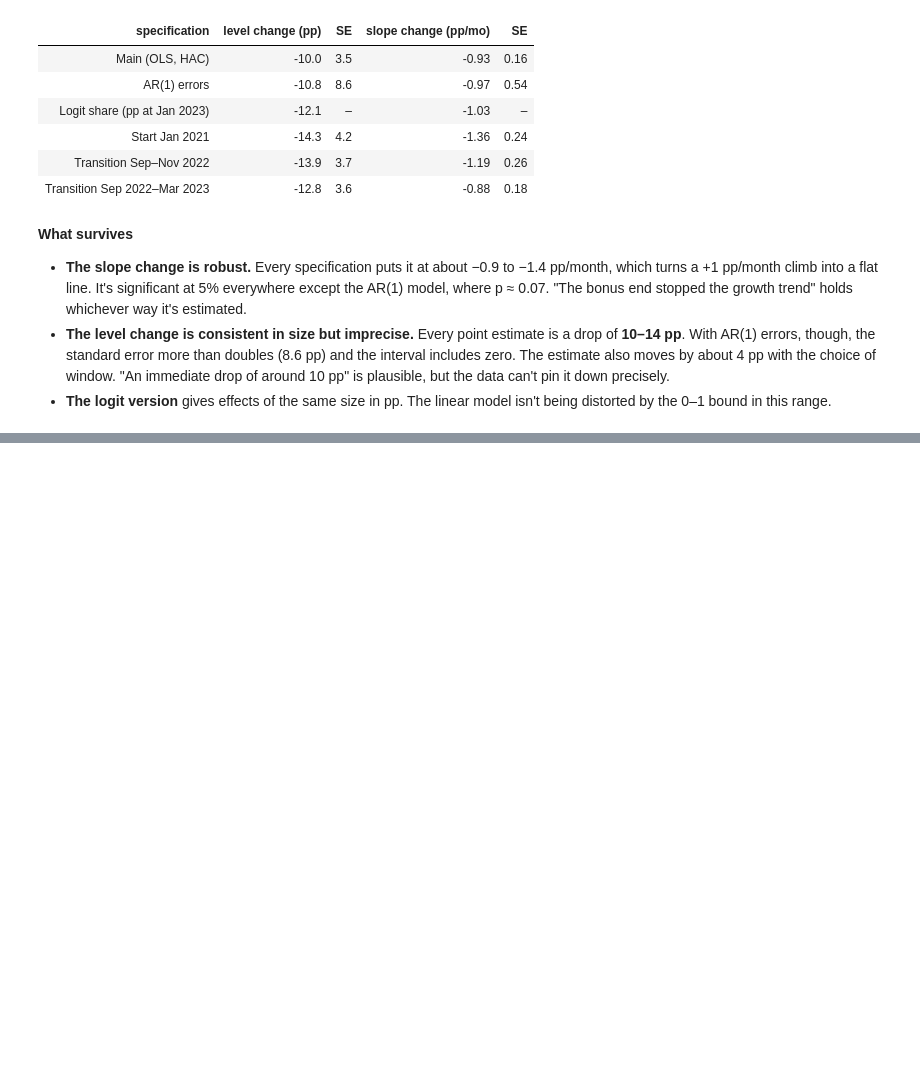
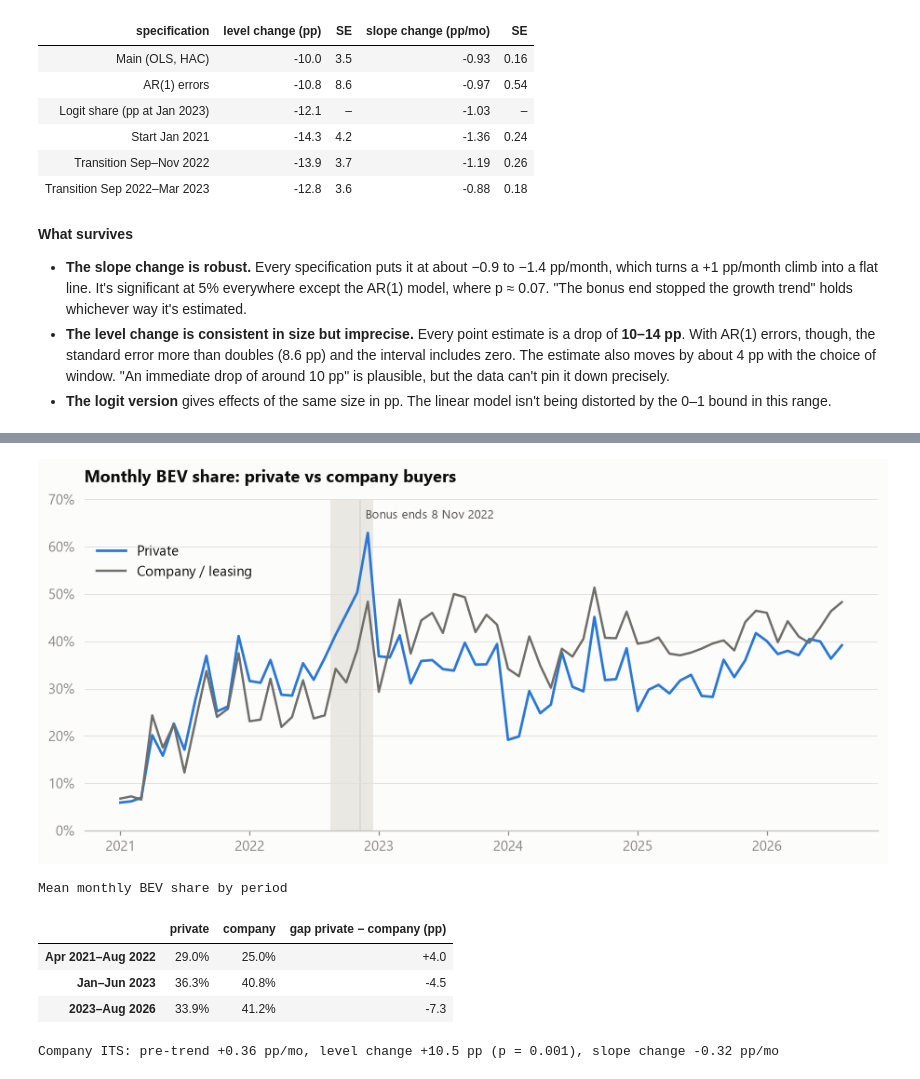
Before and after one commit to suv999/sweden-ev-adoption, a Jupyter notebook: notebooks/03_policy.ipynb, the cells around one changed output, grey strips where cells are left out. Drawn from its saved outputs; the diff is of its cells as text; code cells hidden in the pictures; blank space fills up the shorter version.

```diff
--- a/notebooks/03_policy.ipynb
+++ b/notebooks/03_policy.ipynb
@@ -319,0 +325,32 @@ AR(1) coefficient: 0.57
+# %%
+co = own["company"]
+fig, ax = plt.subplots()
+ax.axvspan(TRANS[0] - pd.Timedelta(days=15), TRANS[-1] + pd.Timedelta(days=15), color=GRID, alpha=0.7, lw=0)
+ax.plot(pv.index, pv.share, color=BLUE, lw=1.8, label="Private")
+ax.plot(co.index, co.share, color=GREY_DARK, lw=1.6, label="Company / leasing")
+viz.mark_bonus(ax)
+ax.yaxis.set_major_formatter(PCT)
+ax.set_ylim(0, 0.7)
+ax.set_title("Monthly BEV share: private vs company buyers")
+ax.legend(loc="upper left", bbox_to_anchor=(0, 0.9))
+viz.save(fig, "03_private_vs_company", FIGS)
+plt.show()
+
+periods = {"Apr 2021–Aug 2022": ("2021-04", "2022-08"), "Jan–Jun 2023": ("2023-01", "2023-06"),
+           "2023–Aug 2026": ("2023-01", None)}
+cmp = pd.DataFrame({p: {"private": pv.share.loc[a:b].mean(), "company": co.share.loc[a:b].mean()} for p, (a, b) in periods.items()}).T
+cmp["gap private − company (pp)"] = (cmp.private - cmp.company) * 100
+display(cmp.style.format({"private": "{:.1%}", "company": "{:.1%}", "gap private − company (pp)": "{:+.1f}"})
+           .set_caption("Mean monthly BEV share by period"))
+
+co_its, _, _ = fit_its(co.share)
+print(f"Company ITS: pre-trend {co_its.params.t * 100:+.2f} pp/mo, level change {co_its.params.post * 100:+.1f} pp "
+      f"(p = {co_its.pvalues.post:.3f}), slope change {co_its.params.t_post * 100:+.2f} pp/mo")
+# %% [output]
+[figure, added]
+Mean monthly BEV share by period
+|  | private | company | gap private − company (pp) |
+| Apr 2021–Aug 2022 | 29.0% | 25.0% | +4.0 |
+| Jan–Jun 2023 | 36.3% | 40.8% | -4.5 |
+| 2023–Aug 2026 | 33.9% | 41.2% | -7.3 |
+Company ITS: pre-trend +0.36 pp/mo, level change +10.5 pp (p = 0.001), slope change -0.32 pp/mo
```
Also changed, not shown: parts of 4 cells of this notebook, 1 other file.
